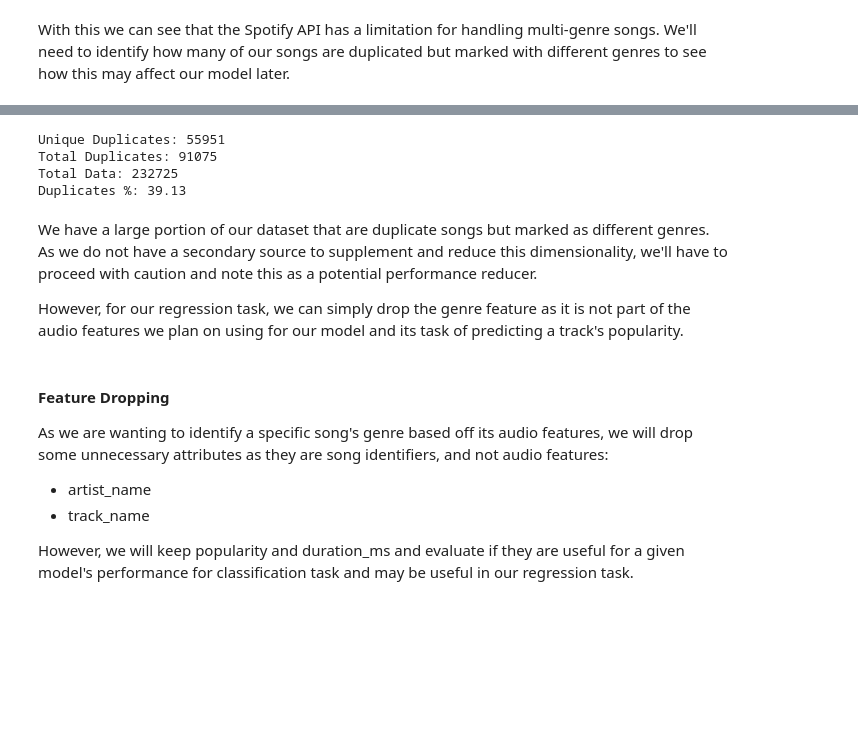
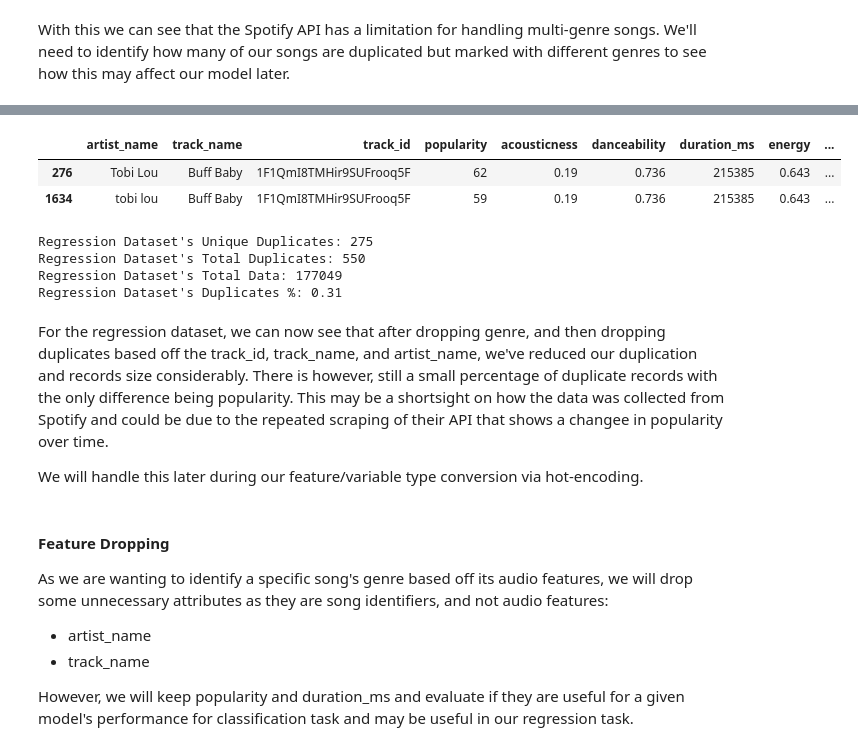
Before and after one commit to xiolett/ML1, a Jupyter notebook: Lab2_Classification/Group2_Lab2_Classification.ipynb, the cells around one changed output, grey strips where cells are left out. Drawn from its saved outputs; the diff is of its cells as text; code cells hidden in the pictures; blank space fills up the shorter version.

Commit message:
Handled duplicates for track_id, track_name, artist_name in regression dataset

```diff
--- a/Lab2_Classification/Group2_Lab2_Classification.ipynb
+++ b/Lab2_Classification/Group2_Lab2_Classification.ipynb
@@ -84,25 +107,36 @@ how many of our songs are duplicated but marked with different genres to see how
+# %%
+df_audio_reg_feats = df.drop(columns=["genre"]).reset_index(drop=True)
+df_audio_reg_feats.drop_duplicates(subset=['artist_name','track_name','track_id'], keep='first',inplace=True)
+
+duplicated_all = df_audio_reg_feats[df_audio_reg_feats.duplicated(subset = 'track_id', keep=False)]
+duplicated = df_audio_reg_feats[df_audio_reg_feats.duplicated(subset = 'track_id', keep='first')]
+df_audio_reg_feats[df_audio_reg_feats['track_id'] == duplicated['track_id'].iloc[0]]
+# %% [output]
+|  | artist_name | track_name | track_id | popularity | acousticness | danceability | duration_ms | energy | ... |
+| 276 | Tobi Lou | Buff Baby | 1F1QmI8TMHir9SUFrooq5F | 62 | 0.19 | 0.736 | 215385 | 0.643 | ... |
+| 1634 | tobi lou | Buff Baby | 1F1QmI8TMHir9SUFrooq5F | 59 | 0.19 | 0.736 | 215385 | 0.643 | ... |
 # %%
 duplicates_shape = duplicated.shape[0]
 total_dupes = duplicated_all.shape[0]
-total_df_records = df.shape[0]
-dupe_percentage = round(duplicated_all.shape[0]/df.shape[0]*100, 2)
+total_df_records = df_audio_reg_feats.shape[0]
+dupe_percentage = round(duplicated_all.shape[0]/df_audio_reg_feats.shape[0]*100, 2)
 
-print(f'''Unique Duplicates: {duplicates_shape}
-Total Duplicates: {total_dupes}
-Total Data: {total_df_records}
-Duplicates %: {dupe_percentage}''')
+print(f'''Regression Dataset's Unique Duplicates: {duplicates_shape}
+Regression Dataset's Total Duplicates: {total_dupes}
+Regression Dataset's Total Data: {total_df_records}
+Regression Dataset's Duplicates %: {dupe_percentage}''')
 # %% [output]
-Unique Duplicates: 55951
-Total Duplicates: 91075
-Total Data: 232725
-Duplicates %: 39.13
+Regression Dataset's Unique Duplicates: 275
+Regression Dataset's Total Duplicates: 550
+Regression Dataset's Total Data: 177049
+Regression Dataset's Duplicates %: 0.31
-# %% [markdown]
-We have a large portion of our dataset that are duplicate songs but marked as different genres. As we do not have a
-secondary source to supplement and reduce this dimensionality, we'll have to proceed with caution and note this as
-a potential performance reducer.
-
-However, for our regression task, we can simply drop the genre feature as it is not part of the audio features we plan
-on using for our model and its task of predicting a track's popularity.
+# %% [markdown]
+For the regression dataset, we can now see that after dropping genre, and then dropping duplicates based off the track_id,
+track_name, and artist_name, we've reduced our duplication and records size considerably. There is however, still a small
+percentage of duplicate records with the only difference being popularity. This may be a shortsight on how the data was
+collected from Spotify and could be due to the repeated scraping of their API that shows a changee in popularity over time.
+
+We will handle this later during our feature/variable type conversion via hot-encoding.
 # %% [markdown]
 #### Feature Dropping
 As we are wanting to identify a specific song's genre based off its audio features, we will drop
```
Also changed, not shown: parts of 3 cells of this notebook.
